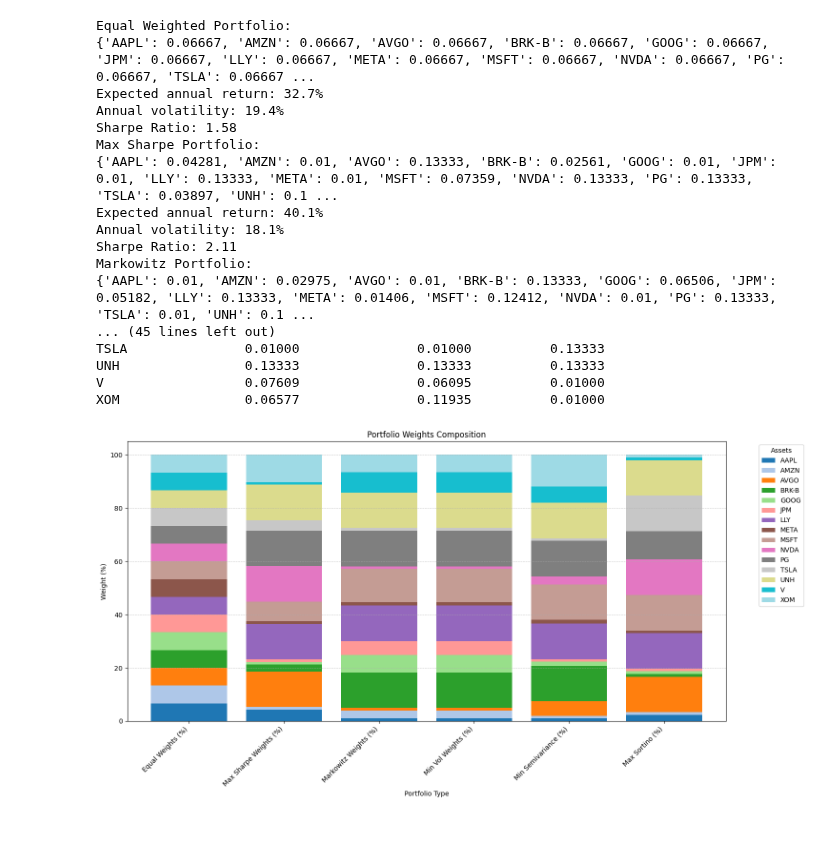
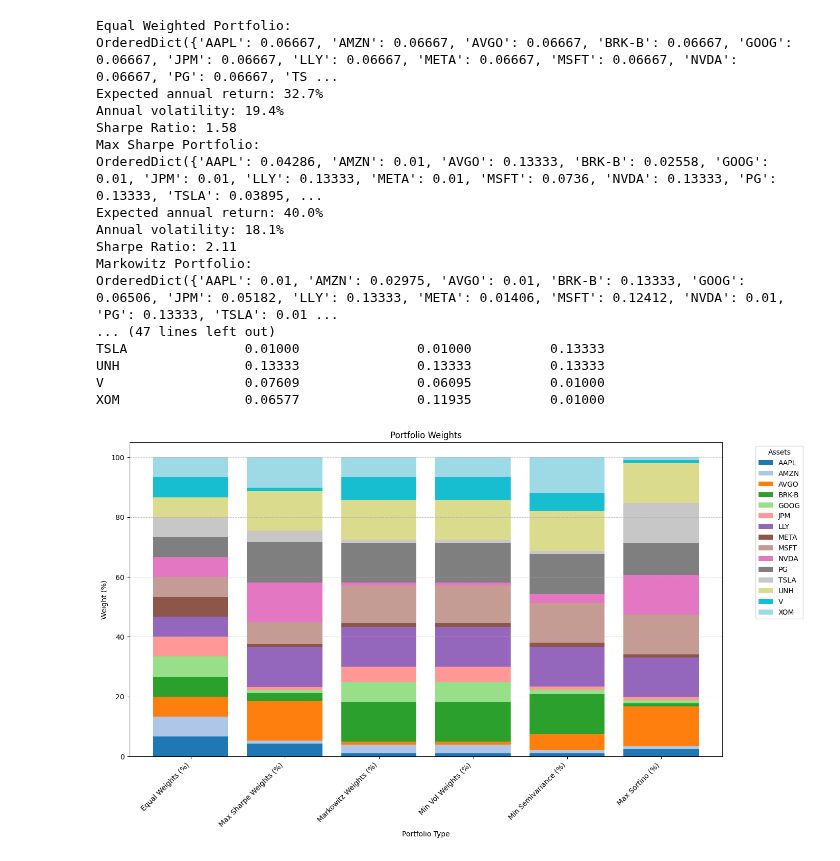
Before and after one commit to JFRich84/MSc, a Jupyter notebook: Optimisations_Final.ipynb, the cells around one changed output. Drawn from its saved outputs; the diff is of its cells as text; code cells hidden in the pictures; blank space fills up the shorter version.

```diff
--- a/Optimisations_Final.ipynb
+++ b/Optimisations_Final.ipynb
@@ -106,10 +104,7 @@ TSLA     0.747428
 # %%
 '''
-Optimisations
+Optimisations. Various different optimisation functions for different types.
 '''
-from pypfopt import risk_models, expected_returns, EfficientFrontier, EfficientSemivariance, base_optimizer
-import matplotlib.pyplot as plt
-
 
 # Other variables
 annual_risk_free = 0.02 # standard default. Is this ok, or should it be adjusted?
@@ -124,16 +119,16 @@ stock_ew = round(1 / assets, 5)
 equal_weight_dict = {ticker: stock_ew for ticker in monthly_prices.columns}
 ef_ew = EfficientFrontier(mu,cov_ledoit)
 ef_ew.set_weights(equal_weight_dict)
+equal_weight_dict = ef_ew.clean_weights()
 print(f"Equal Weighted Portfolio:")
 print(equal_weight_dict)
-ef_ew.portfolio_performance(verbose=True, risk_free_rate=annual_risk_free)
+ew_performance = ef_ew.portfolio_performance(verbose=True, risk_free_rate=annual_risk_free)
 
 
 # Max Sharpe Ratio Portfolio
 ef_sharpe = EfficientFrontier(mu, cov_ledoit, weight_bounds=(0.01, max_weight))
 ef_sharpe.max_sharpe(risk_free_rate=annual_risk_free)
 max_sharpe_weights = ef_sharpe.clean_weights()
-max_sharpe_weights = {ticker: round(weight, 5) for ticker, weight in max_sharpe_weights.items()}
 print(f"Max Sharpe Portfolio:")
 print(max_sharpe_weights)
 max_sharpe_performance = ef_sharpe.portfolio_performance(verbose=True, risk_free_rate=annual_risk_free)
@@ -143,17 +138,15 @@ max_sharpe_performance = ef_sharpe.portfolio_performance(verbose=True, risk_free
 ef_markowitz = EfficientFrontier(mu, cov_ledoit, weight_bounds=(0.01, max_weight))
 ef_markowitz.efficient_return(target_return=inflation_plus)
 max_ef_markowitz_weights = ef_markowitz.clean_weights()
-max_ef_markowitz_weights = {ticker: round(weight, 5) for ticker, weight in max_ef_markowitz_weights.items()}
 print(f"Markowitz Portfolio:")
 print(max_ef_markowitz_weights)
-max_sharpe_performance = ef_markowitz.portfolio_performance(verbose=True, risk_free_rate=annual_risk_free)
+markowitz_performance = ef_markowitz.portfolio_performance(verbose=True, risk_free_rate=annual_risk_free)
 
 
 # Minimum Volatility Portfolio
 ef_min_vol = EfficientFrontier(mu, cov_ledoit, weight_bounds=(0.01, max_weight))
 ef_min_vol.min_volatility()
 min_vol_weights = ef_min_vol.clean_weights()
-min_vol_weights = {ticker: round(weight, 5) for ticker, weight in min_vol_weights.items()}
 print(f"Minimum Vol Portfolio:")
 print(min_vol_weights)
 min_vol_performance = ef_min_vol.portfolio_performance(verbose=True,risk_free_rate=annual_risk_free)
@@ -164,9 +157,9 @@ svo_historic_returns = expected_returns.returns_from_prices(monthly_prices)
 svo = EfficientSemivariance(mu, svo_historic_returns, frequency=12, weight_bounds=(0.01, max_weight))
 svo.min_semivariance()
 svoweights = svo.clean_weights()
+print(f"Minimum Semivar Portfolio:")
 print(svoweights)
 svo_performance = svo.portfolio_performance(verbose=True,risk_free_rate=annual_risk_free)
-
 
 # PMPT - Optimise for Sortino Ratio
 # Heuristic method - suggested from https://github.com/robertmartin8/PyPortfolioOpt/issues/401
@@ -178,57 +171,58 @@ pmpt_weights = pmpt.clean_weights()
 print(pmpt_weights)
 svo.set_weights(pmpt_weights) # 'hack' to generate sortino ratio to save having to recalculate
 pmpt_performance = svo.portfolio_performance(verbose=True,risk_free_rate=annual_risk_free)
-
+print(pmpt_performance)
 
 # Combine to dataframe
 ew_series = pd.Series(equal_weight_dict, name='Equal Weights (%)')
 max_sharpe_series = pd.Series(max_sharpe_weights, name='Max Sharpe Weights (%)')
 markowitz_series = pd.Series(max_ef_markowitz_weights, name='Markowitz Weights (%)')
 min_vol_series = pd.Series(min_vol_weights, name='Min Vol Weights (%)')
 svo_series = pd.Series(svoweights, name="Min Semivariance (%)")
 pmpt_series = pd.Series(pmpt_weights, name="Max Sortino (%)")
 weights_df = pd.concat([ew_series, max_sharpe_series, markowitz_series, min_vol_series, svo_series, pmpt_series], axis=1)
 print(weights_df)
 
 
-# Normalize weights to sum to 100% for each portfolio type
-weights_df_normalized = weights_df.div(weights_df.sum(axis=0), axis=1) * 100
+# Function to plot portfolio weights graph
+def plot_portfolio_weights(weights_df):
+    # Normalize weights to sum to 100% for each portfolio type
+    weights_df = weights_df.div(weights_df.sum(axis=0), axis=1) * 100
+    weights_df = weights_df.T
 
-# Transpose to have portfolios on the x-axis
-weights_df_normalized_transposed = weights_df_normalized.T
+    weights_df.plot(kind='bar', stacked=True, figsize=(15, 8), width=0.8, colormap='tab20')
 
-# Plot the stacked bar chart
-weights_df_normalized_transposed.plot(kind='bar', stacked=True, figsize=(15, 8), width=0.8, colormap='tab20')
+    # Add titles and labels for clarity
+    plt.title("Portfolio Weights")
+    plt.xlabel("Portfolio Type")
+    plt.ylabel("Weight (%)")
+    plt.xticks(rotation=45, ha='right')
+    plt.legend(title="Assets", bbox_to_anchor=(1.05, 1), loc='upper left')
 
-# Add titles and labels for clarity
-plt.title("Portfolio Weights Composition")
-plt.xlabel("Portfolio Type")
-plt.ylabel("Weight (%)")
-plt.xticks(rotation=45, ha='right')
-plt.legend(title="Assets", bbox_to_anchor=(1.05, 1), loc='upper left')
+    # Add gridlines for better readability
+    plt.grid(axis='y', linestyle='--', linewidth=0.7, alpha=0.7)
 
-# Add gridlines for better readability
-plt.grid(axis='y', linestyle='--', linewidth=0.7, alpha=0.7)
+    # Display the plot
+    plt.show()
 
-# Display the plot
-plt.tight_layout()
-plt.show()
+
+plot_portfolio_weights(weights_df)
 # %% [output]
 Equal Weighted Portfolio:
-{'AAPL': 0.06667, 'AMZN': 0.06667, 'AVGO': 0.06667, 'BRK-B': 0.06667, 'GOOG': 0.06667, 'JPM': 0.06667, 'LLY': 0.06667, 'META': 0.06667, 'MSFT': 0.06667, 'NVDA': 0.06667, 'PG': 0.06667, 'TSLA': 0.06667 ...
+OrderedDict({'AAPL': 0.06667, 'AMZN': 0.06667, 'AVGO': 0.06667, 'BRK-B': 0.06667, 'GOOG': 0.06667, 'JPM': 0.06667, 'LLY': 0.06667, 'META': 0.06667, 'MSFT': 0.06667, 'NVDA': 0.06667, 'PG': 0.06667, 'TS ...
 Expected annual return: 32.7%
 Annual volatility: 19.4%
 Sharpe Ratio: 1.58
 Max Sharpe Portfolio:
-{'AAPL': 0.04281, 'AMZN': 0.01, 'AVGO': 0.13333, 'BRK-B': 0.02561, 'GOOG': 0.01, 'JPM': 0.01, 'LLY': 0.13333, 'META': 0.01, 'MSFT': 0.07359, 'NVDA': 0.13333, 'PG': 0.13333, 'TSLA': 0.03897, 'UNH': 0.1 ...
-Expected annual return: 40.1%
+OrderedDict({'AAPL': 0.04286, 'AMZN': 0.01, 'AVGO': 0.13333, 'BRK-B': 0.02558, 'GOOG': 0.01, 'JPM': 0.01, 'LLY': 0.13333, 'META': 0.01, 'MSFT': 0.0736, 'NVDA': 0.13333, 'PG': 0.13333, 'TSLA': 0.03895, ...
+Expected annual return: 40.0%
 Annual volatility: 18.1%
 Sharpe Ratio: 2.11
 Markowitz Portfolio:
-{'AAPL': 0.01, 'AMZN': 0.02975, 'AVGO': 0.01, 'BRK-B': 0.13333, 'GOOG': 0.06506, 'JPM': 0.05182, 'LLY': 0.13333, 'META': 0.01406, 'MSFT': 0.12412, 'NVDA': 0.01, 'PG': 0.13333, 'TSLA': 0.01, 'UNH': 0.1 ...
-... (45 lines left out)
+OrderedDict({'AAPL': 0.01, 'AMZN': 0.02975, 'AVGO': 0.01, 'BRK-B': 0.13333, 'GOOG': 0.06506, 'JPM': 0.05182, 'LLY': 0.13333, 'META': 0.01406, 'MSFT': 0.12412, 'NVDA': 0.01, 'PG': 0.13333, 'TSLA': 0.01 ...
+... (47 lines left out)
 TSLA               0.01000               0.01000          0.13333
 UNH                0.13333               0.13333          0.13333
 V                  0.07609               0.06095          0.01000
 XOM                0.06577               0.11935          0.01000
-[figure, old version]
+[figure, new version]
```
Also changed, not shown: parts of 2 cells of this notebook, 10 other files.
